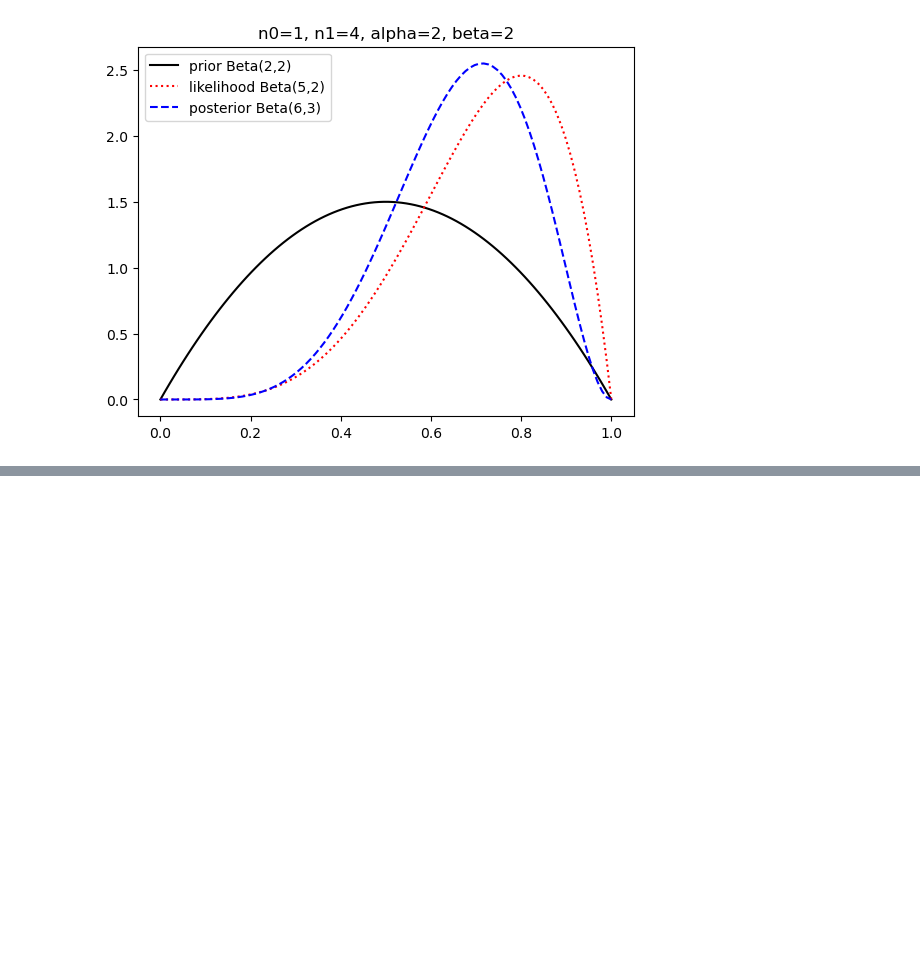
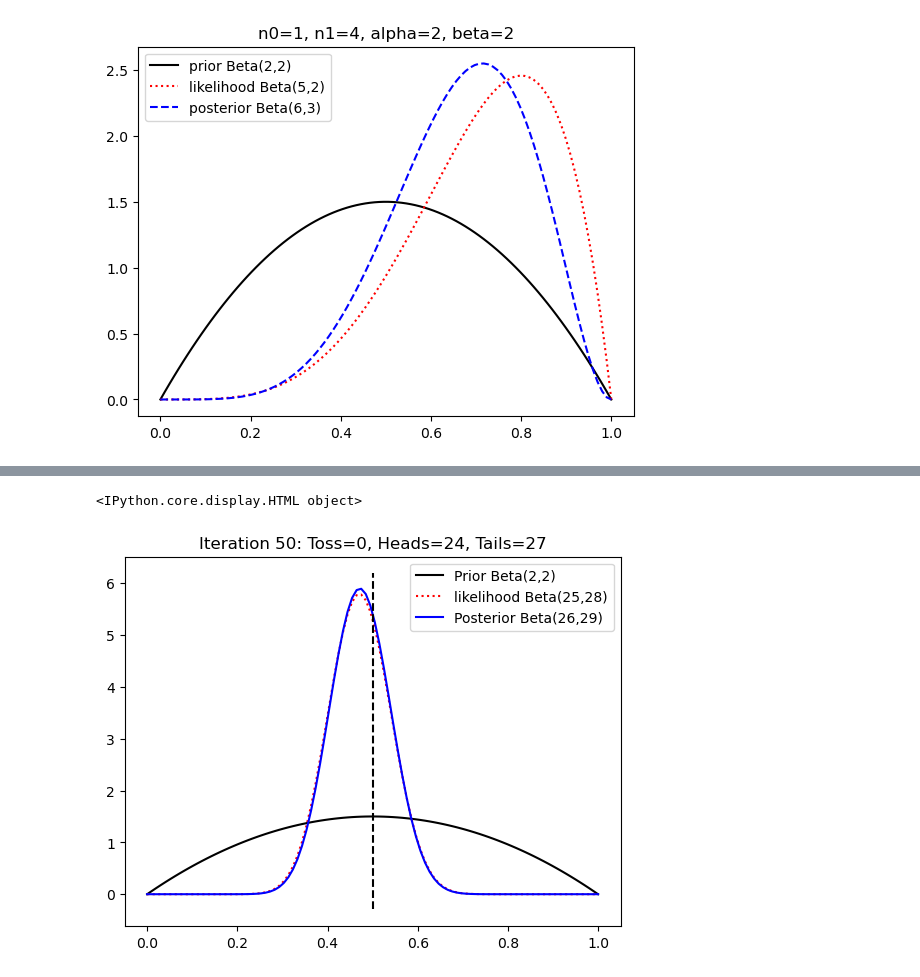
Before and after one commit to bmalick/machine-learning-grind, a Jupyter notebook: 00-stats/07-bayesian-inference/main.ipynb, the cells around one changed output, grey strips where cells are left out. Saved outputs shown, nothing was run; the diff lists cells and outputs as text; code cells hidden in the pictures; blank space fills up the shorter version.

```diff
--- a/00-stats/07-bayesian-inference/main.ipynb
+++ b/00-stats/07-bayesian-inference/main.ipynb
@@ -130,0 +76,5 @@ for _ in range(num_tosses): update()
+# %%
+HTML(utils.bayesian_inference(alpha=2, beta=2, num_tosses=50, jupyter_notebook=True))
+# %% [output]
+<IPython.core.display.HTML object>
+[figure, added]
```
Also changed, not shown: parts of 7 cells of this notebook, 3 other files.
